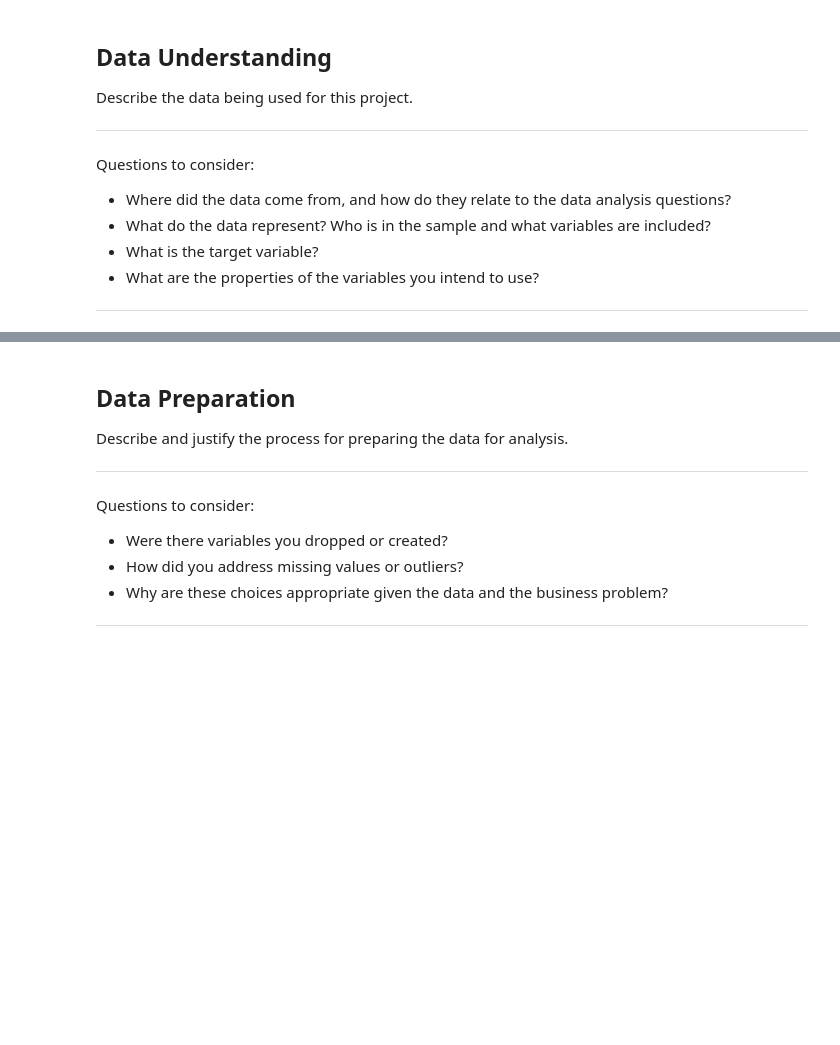
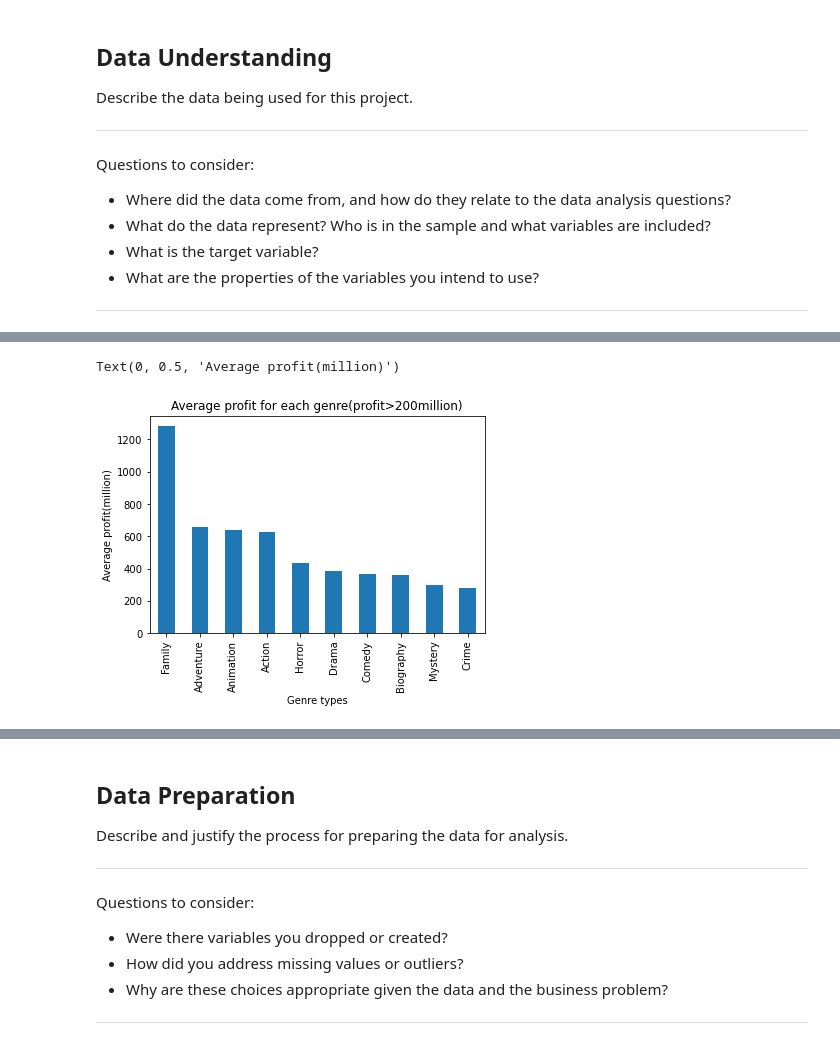
Before and after one commit to dermothethird/Microsoft-Movie-Studios-Project, a Jupyter notebook: terry_project1_notebook.ipynb, the cells around one changed output, grey strips where cells are left out. Saved outputs shown, nothing was run; the diff lists cells and outputs as text; code cells hidden in the pictures; blank space fills up the shorter version.

```diff
--- a/terry_project1_notebook.ipynb
+++ b/terry_project1_notebook.ipynb
@@ -757,0 +334,4 @@ Text(0, 0.5, 'Average profit(million)')
+# %%
+#Filter out rows with ratings > 6.0, number of votes > 10000, profit more than 200 million
+TB_IM22 = TB_IM1.loc[(TB_IM1['averagerating'] > 6) & (TB_IM1['numvotes'] > 10000) & (TB_IM1['profit(million)'] > 200)]
+TB_IM22
@@ -757,0 +352,4 @@ Text(0, 0.5, 'Average profit(million)')
+# %%
+#make a new dataframe with information that will be used in data analysis
+TB_IM_Final22 = TB_IM22[['movie', 'genre1','production_budget(million)','domestic_gross(million)','worldwide_gross(million)','profit(million)','averagerating','numvotes']]
+TB_IM_Final22
@@ -757,0 +370,4 @@ Text(0, 0.5, 'Average profit(million)')
+# %%
+#Caculate the average profit group by primary genre type in desc order
+profit_for_each_genre2 = TB_IM_Final22.groupby('genre1')['profit(million)'].mean().sort_values(ascending=False)
+profit_for_each_genre2
@@ -757,0 +387,10 @@ Text(0, 0.5, 'Average profit(million)')
+# %%
+#Plot a bar chart with data above
+profit_for_each_genre2.plot(kind = 'bar', title = 'Average profit for each genre(profit>200million)')
+
+
+plt.xlabel("Genre types")
+plt.ylabel("Average profit(million)")
+# %% [output]
+Text(0, 0.5, 'Average profit(million)')
+[figure, added]
```
Also changed, not shown: parts of 118 cells of this notebook.
